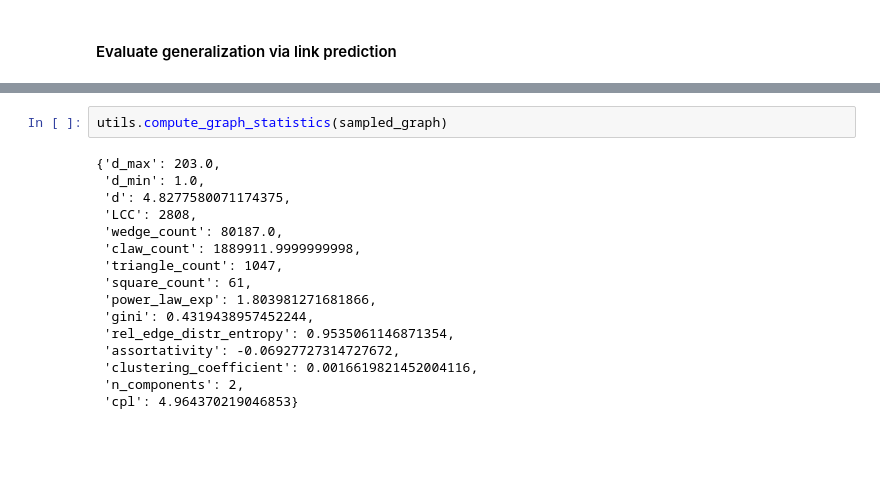
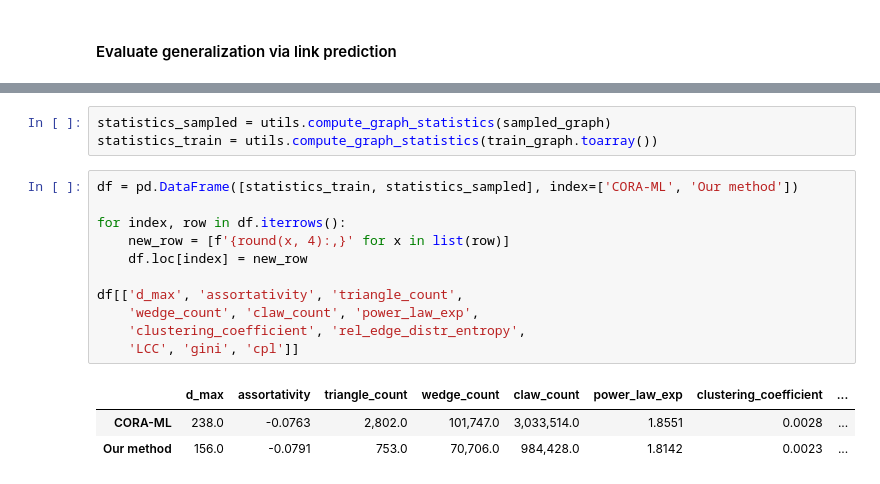
Before and after one commit to hheidrich/Net, a Jupyter notebook: exp/demo.ipynb, the cells around one changed output, grey strips where cells are left out. Saved outputs shown, nothing was run; the diff lists cells and outputs as text; blank space fills up the shorter version.

Commit message:
cleaned up demo ipynb and added table view

```diff
--- a/exp/demo.ipynb
+++ b/exp/demo.ipynb
@@ -107,18 +105,18 @@ utils.edge_overlap(train_graph.toarray(), sampled_graph)/train_graph.sum()
-# %%
-utils.compute_graph_statistics(sampled_graph)
-# %% [output]
-{'d_max': 203.0,
- 'd_min': 1.0,
- 'd': 4.8277580071174375,
- 'LCC': 2808,
- 'wedge_count': 80187.0,
- 'claw_count': 1889911.9999999998,
- 'triangle_count': 1047,
- 'square_count': 61,
- 'power_law_exp': 1.803981271681866,
- 'gini': 0.4319438957452244,
- 'rel_edge_distr_entropy': 0.9535061146871354,
- 'assortativity': -0.06927727314727672,
- 'clustering_coefficient': 0.0016619821452004116,
- 'n_components': 2,
- 'cpl': 4.964370219046853}
+# %%
+statistics_sampled = utils.compute_graph_statistics(sampled_graph)
+statistics_train = utils.compute_graph_statistics(train_graph.toarray())
+# %%
+df = pd.DataFrame([statistics_train, statistics_sampled], index=['CORA-ML', 'Our method'])
+
+for index, row in df.iterrows():
+    new_row = [f'{round(x, 4):,}' for x in list(row)]
+    df.loc[index] = new_row
+
+df[['d_max', 'assortativity', 'triangle_count',
+    'wedge_count', 'claw_count', 'power_law_exp',
+    'clustering_coefficient', 'rel_edge_distr_entropy',
+    'LCC', 'gini', 'cpl']]
+# %% [output]
+|  | d_max | assortativity | triangle_count | wedge_count | claw_count | power_law_exp | clustering_coefficient | ... |
+| CORA-ML | 238.0 | -0.0763 | 2,802.0 | 101,747.0 | 3,033,514.0 | 1.8551 | 0.0028 | ... |
+| Our method | 156.0 | -0.0791 | 753.0 | 70,706.0 | 984,428.0 | 1.8142 | 0.0023 | ... |
```
Also changed, not shown: parts of 17 cells of this notebook.
